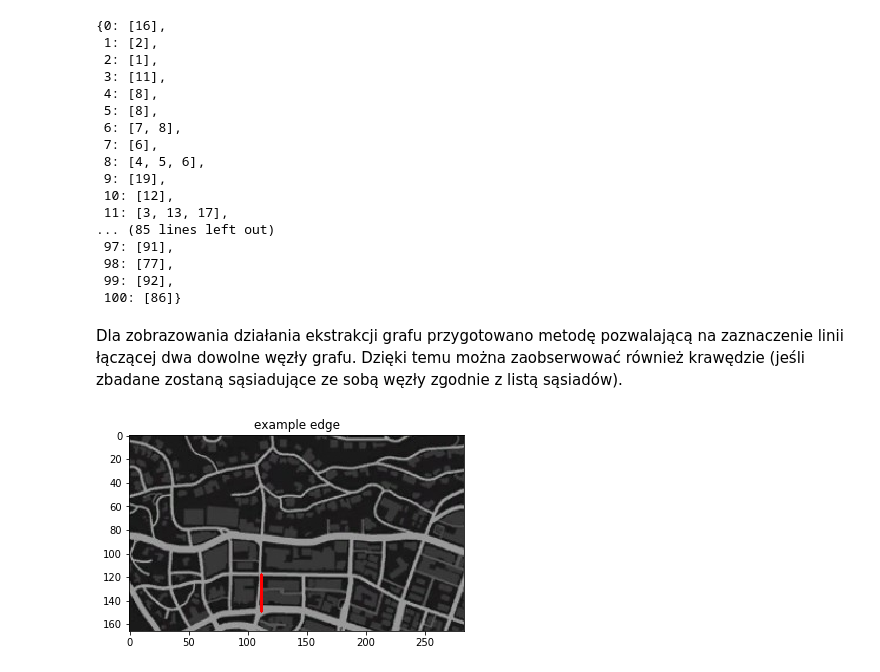
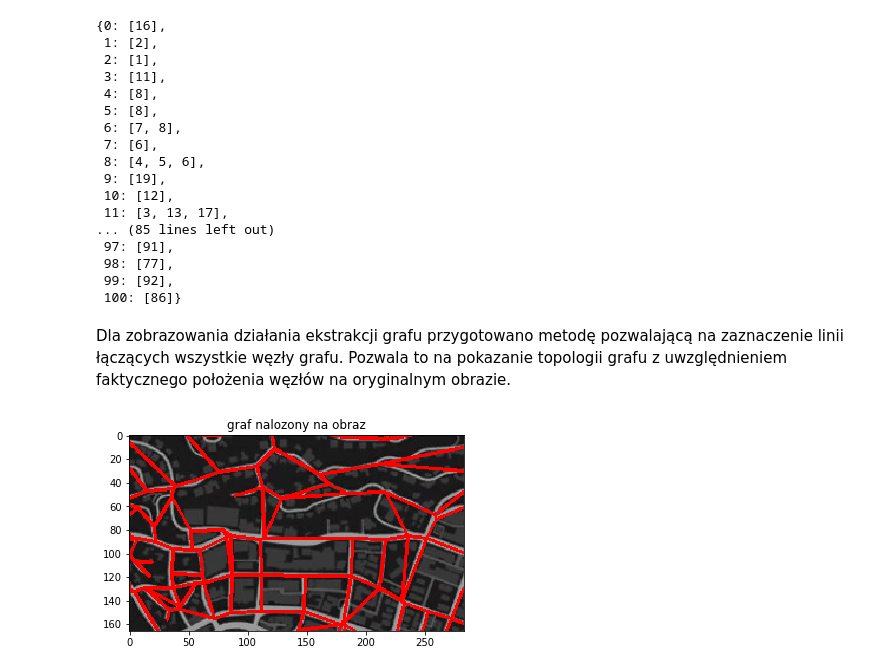
Before and after one commit to DevRayy/grapherizer, a Jupyter notebook: skeletonization.ipynb, the cells around one changed output. Saved outputs shown, nothing was run; the diff lists cells and outputs as text; code cells hidden in the pictures.

Commit message:
finished project with example

```diff
--- a/skeletonization.ipynb
+++ b/skeletonization.ipynb
@@ -22,18 +22,20 @@ def load_image(path):
     image = cv2.cvtColor(image, cv2.COLOR_BGR2RGB)
     return image
 
-def show_image(image, title, cmap=None):
+image_count = 0
+def show_and_save_image(image, title, cmap=None):
+    global image_count
+    filename = '{}-{}.png'.format(image_count, title.replace(' ', '_'))
+    cv2.imwrite('results/{}'.format(filename), image)
+    image_count = image_count + 1
     plt.imshow(image, cmap=cmap)
     plt.title(title)
     plt.show()
-
-def save_image(image, filename):
-    cv2.imwrite(filename, image)
 # %% [markdown]
 Po wstępnych przygotowaniach można przejść do właściwego przetwarzania obrazu. Pierwszym krokiem jest załadowanie obrazu źródłowego.
 # %%
-image = load_image('data/gtav2.jpg')
-show_image(image, 'Obraz oryginalny')
+image = load_image('input.jpg')
+show_and_save_image(image, 'Obraz oryginalny')
 # %% [output]
 [figure]
 # %% [markdown]
@@ -270,13 +269,18 @@ pprint(neighbour_list)
  99: [92],
  100: [86]}
 # %% [markdown]
-Dla zobrazowania działania ekstrakcji grafu przygotowano metodę pozwalającą na zaznaczenie linii łączącej dwa dowolne węzły grafu. Dzięki temu można zaobserwować również krawędzie (jeśli zbadane zostaną sąsiadujące ze sobą węzły zgodnie z listą sąsiadów).
+Dla zobrazowania działania ekstrakcji grafu przygotowano metodę pozwalającą na zaznaczenie linii łączących wszystkie węzły grafu. Pozwala to na pokazanie topologii grafu z uwzględnieniem faktycznego położenia węzłów na oryginalnym obrazie.
 # %%
 def draw_line(base_image, p1, p2):
     image = base_image.copy()
     return cv2.line(image, tuple(reversed(p1)), tuple(reversed(p2)), color=(255, 0, 0), thickness=2)
-# %%
-example = draw_line(image, filtered_nodes[62], filtered_nodes[81])
-show_image(example, "example edge")
-# %% [output]
-[figure, removed]
+# %%
+graph_overlayed = image.copy()
+for key, value in neighbour_list.items():
+    n1 = filtered_nodes[key]
+    for n2_idx in value:
+        n2 = filtered_nodes[n2_idx]
+        graph_overlayed = draw_line(graph_overlayed, n1, n2)
+show_and_save_image(graph_overlayed, "graf nalozony na obraz")
+# %% [output]
+[figure, added]
```
Also changed, not shown: parts of 8 cells of this notebook, 17 other files.
